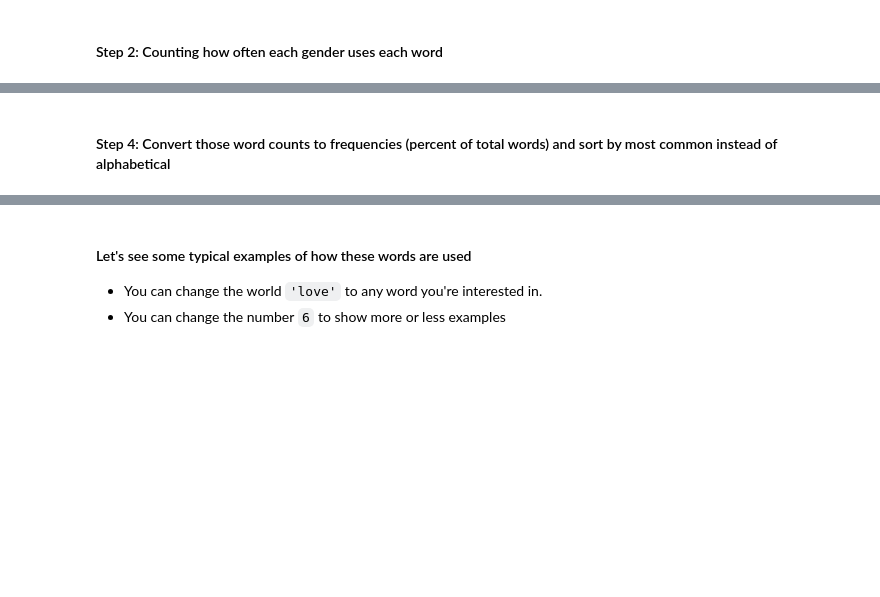
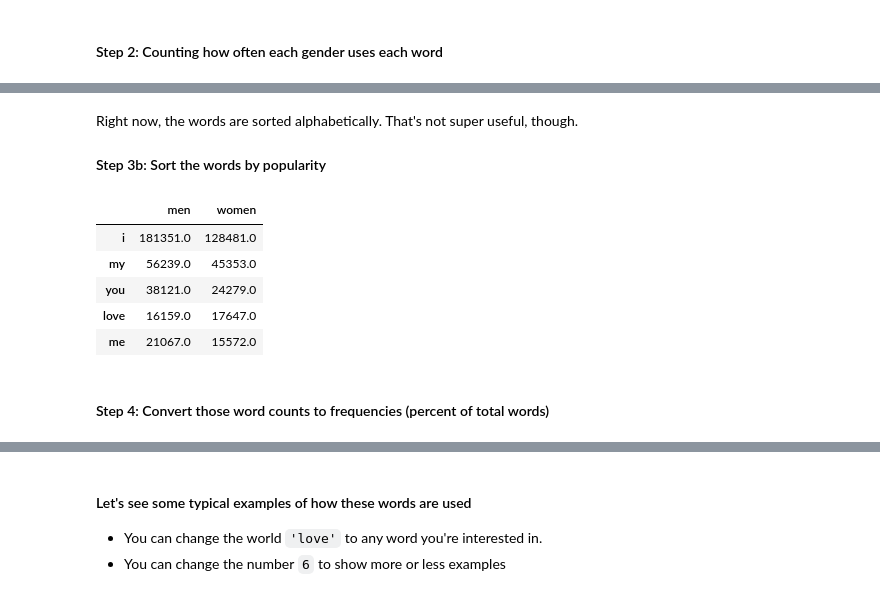
Before and after one commit to UM-CSS/CSSLabs-NLP, a Jupyter notebook: 1_What_is_in_a_dating_profile.ipynb, the cells around one changed output, grey strips where cells are left out. Cells and saved outputs as stored; diff of their text form; code cells hidden in the pictures; blank space fills up the shorter version.

```diff
--- a/1_What_is_in_a_dating_profile.ipynb
+++ b/1_What_is_in_a_dating_profile.ipynb
@@ -432,5 +507,19 @@ popular_words.head()
+# %% [markdown]
+Right now, the words are sorted alphabetically. That's not super useful, though.
+
+#### Step 3b: Sort the words by popularity
+# %%
+popular_words = popular_words.sort_values(by='women', ascending=False)
+popular_words.head()
+# %% [output]
+|  | men | women |
+| i | 181351.0 | 128481.0 |
+| my | 56239.0 | 45353.0 |
+| you | 38121.0 | 24279.0 |
+| love | 16159.0 | 17647.0 |
+| me | 21067.0 | 15572.0 |
 # %% [markdown]
-#### Step 4: Convert those word counts to frequencies (percent of total words) and sort by most common instead of alphabetical
+#### Step 4: Convert those word counts to frequencies (percent of total words)
 # %%
 #convert the word counts into percents (i.e. what percent of total words are x)
 popular_words['men'] = (popular_words['men'] /  popular_words['men'].sum())*100
```
Also changed, not shown: parts of 54 cells of this notebook.
